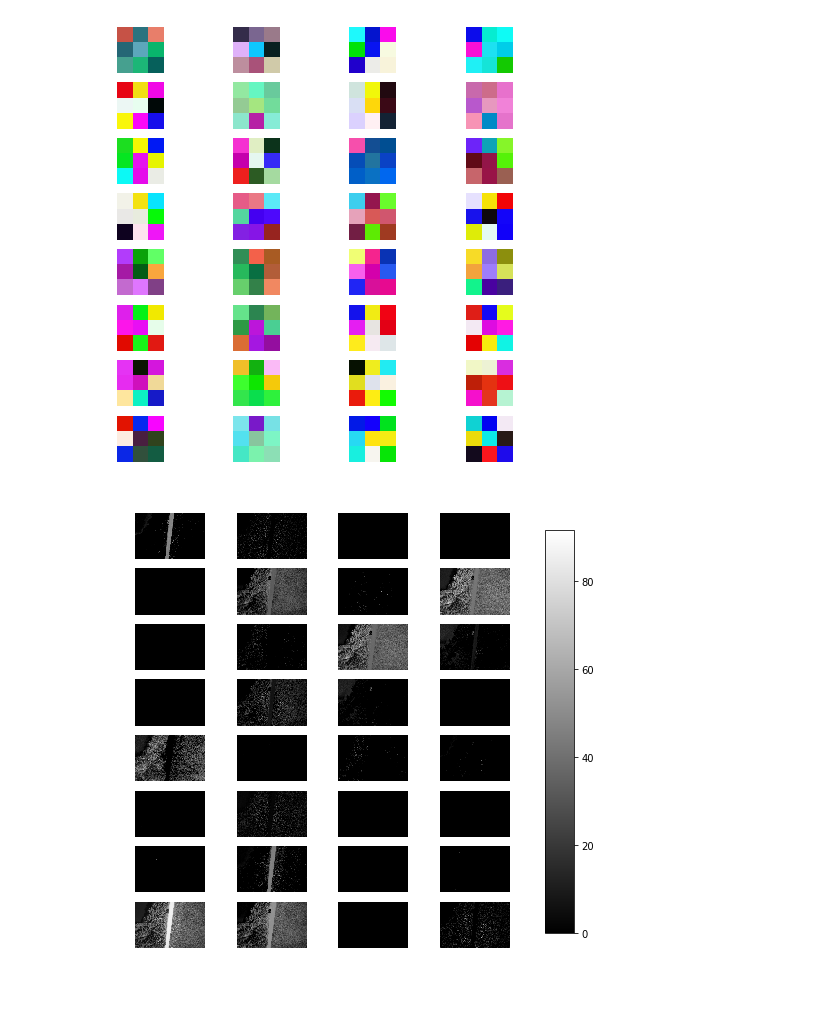
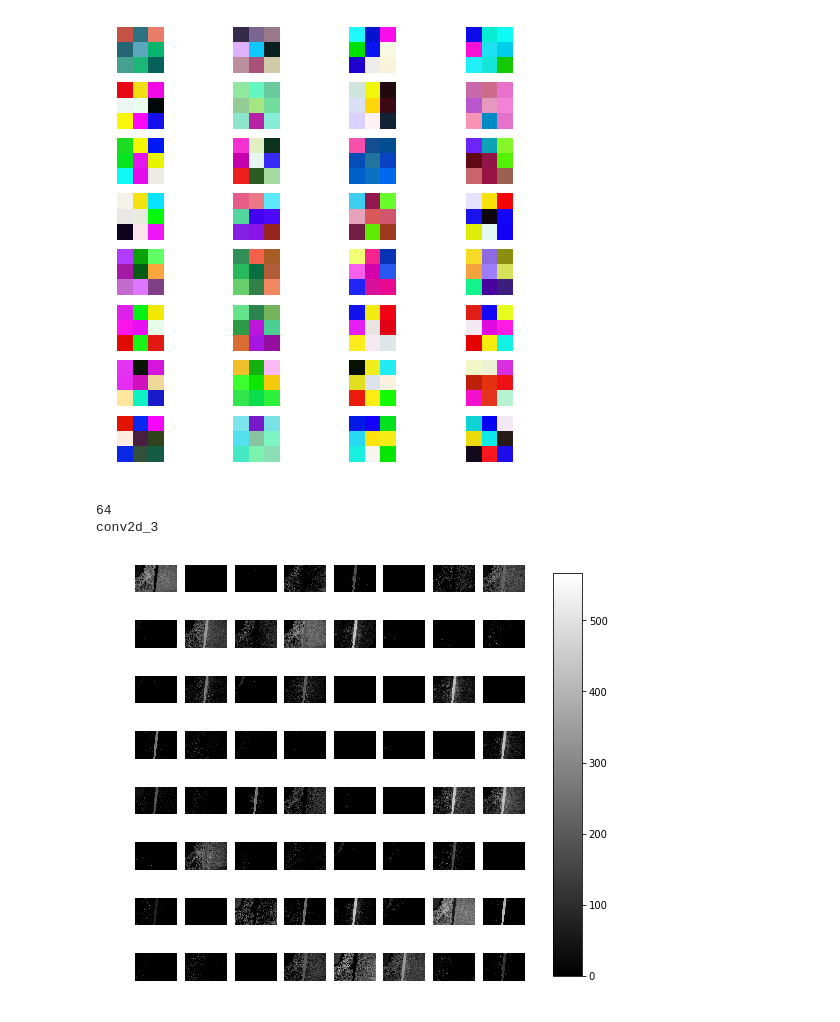
Before and after one commit to dorianHe/visualizing_what_CNN_learns, a Jupyter notebook: test_visualization.ipynb, the cells around one changed output. Saved outputs shown, nothing was run; the diff lists cells and outputs as text; code cells hidden in the pictures.

Commit message:
visualization of activation

```diff
--- a/test_visualization.ipynb
+++ b/test_visualization.ipynb
@@ -115,11 +115,12 @@ class visualize_cnn:
         image_width = input_image.shape[0]
         image_height = input_image.shape[1]
         channel = 3
-        input_image_reshaped = input_image.reshape(1, image_width, image_height, 3)
+        input_image_reshaped = input_image.reshape(1, image_width, image_height, channel)
 
-        layer_name = "conv2d_" + str(weight_index)
+        layer_name = "conv2d_" + str(convlayer_index)
         num_kernels = self.num_kernels_lst[weight_index]
-        # print num_kernels
+        print num_kernels
+        print layer_name
 
         intermediate_layer_model = Model(inputs=model.input, outputs=self.model.get_layer(layer_name).output)
         intermediate_output = intermediate_layer_model.predict(input_image_reshaped)
@@ -130,7 +131,7 @@ class visualize_cnn:
         num_rows = 8
         num_columns = num_kernels/8
         kernel_index = 0
-        fig, axes = plt.subplots(num_rows, num_columns, figsize=(8,8))
+        fig, axes = plt.subplots(num_rows, num_columns, figsize=(16, 16))
         for row in range(num_rows):
             for column in range(num_columns):
                 im = axes[row, column].imshow(reshaped_output[:,:,kernel_index], cmap="gray")
@@ -179,7 +180,9 @@ visualizer.visualize_kernels(1)
 [figure]
 # %%
 example_image = plt.imread("./Images/FN/DSC07867_1534411226516.JPG")
-convlayer_index = 2
-visualizer.visualize_activation(example_image, 2)
+convlayer_index = 3
+visualizer.visualize_activation(example_image, convlayer_index)
 # %% [output]
+64
+conv2d_3
-[figure, old version]
+[figure, new version]
```
